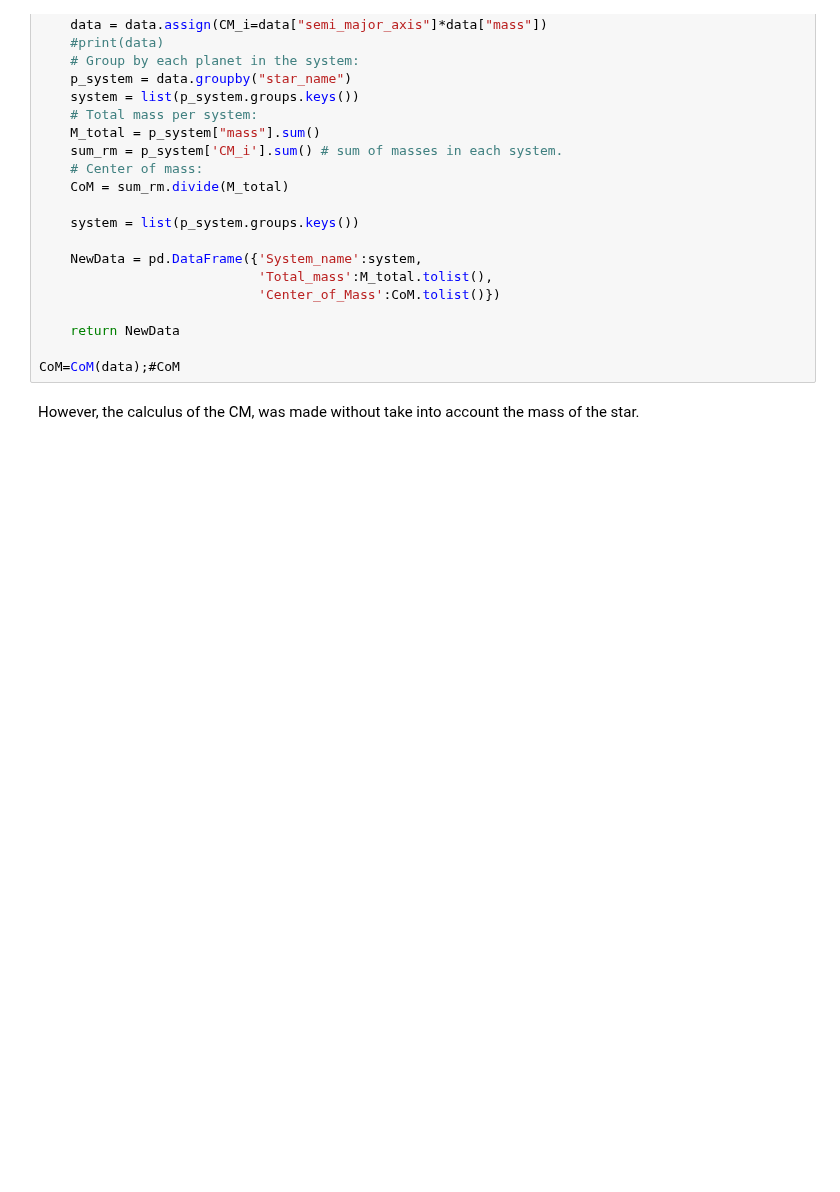
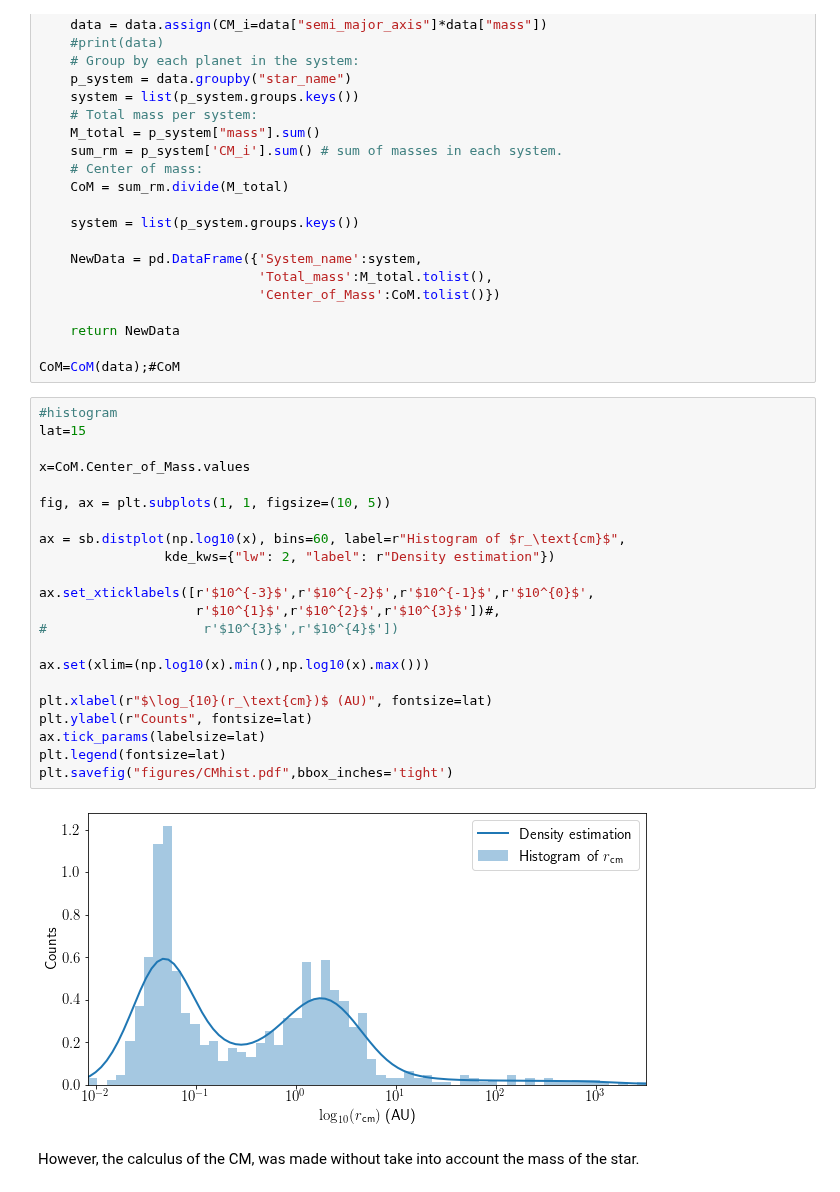
Before and after one commit to fjbautistas/Mixture_Gaussian_CM_of_Planets, a Jupyter notebook: Clasification.ipynb, the cells around one changed output. Drawn from its saved outputs; the diff is of its cells as text; blank space fills up the shorter version.

```diff
--- a/Clasification.ipynb
+++ b/Clasification.ipynb
@@ -136,6 +170,30 @@ def CoM(data): #data is a dataframe with mass and semi major axis
     return NewData
 
 CoM=CoM(data);#CoM
+# %%
+#histogram
+lat=15
+
+x=CoM.Center_of_Mass.values
+
+fig, ax = plt.subplots(1, 1, figsize=(10, 5))
+
+ax = sb.distplot(np.log10(x), bins=60, label=r"Histogram of $r_\text{cm}$",
+                kde_kws={"lw": 2, "label": r"Density estimation"})
+
+ax.set_xticklabels([r'$10^{-3}$',r'$10^{-2}$',r'$10^{-1}$',r'$10^{0}$',
+                    r'$10^{1}$',r'$10^{2}$',r'$10^{3}$'])#,
+#                    r'$10^{3}$',r'$10^{4}$'])
+
+ax.set(xlim=(np.log10(x).min(),np.log10(x).max()))
+
+plt.xlabel(r"$\log_{10}(r_\text{cm})$ (AU)", fontsize=lat)
+plt.ylabel(r"Counts", fontsize=lat)
+ax.tick_params(labelsize=lat)
+plt.legend(fontsize=lat)
+plt.savefig("figures/CMhist.pdf",bbox_inches='tight')
+# %% [output]
+[figure, added]
 # %% [markdown]
 However, the calculus of the CM, was made without take into account the mass of the star.
 # %% [markdown]
```
Also changed, not shown: parts of 18 cells of this notebook, 7 other files.
